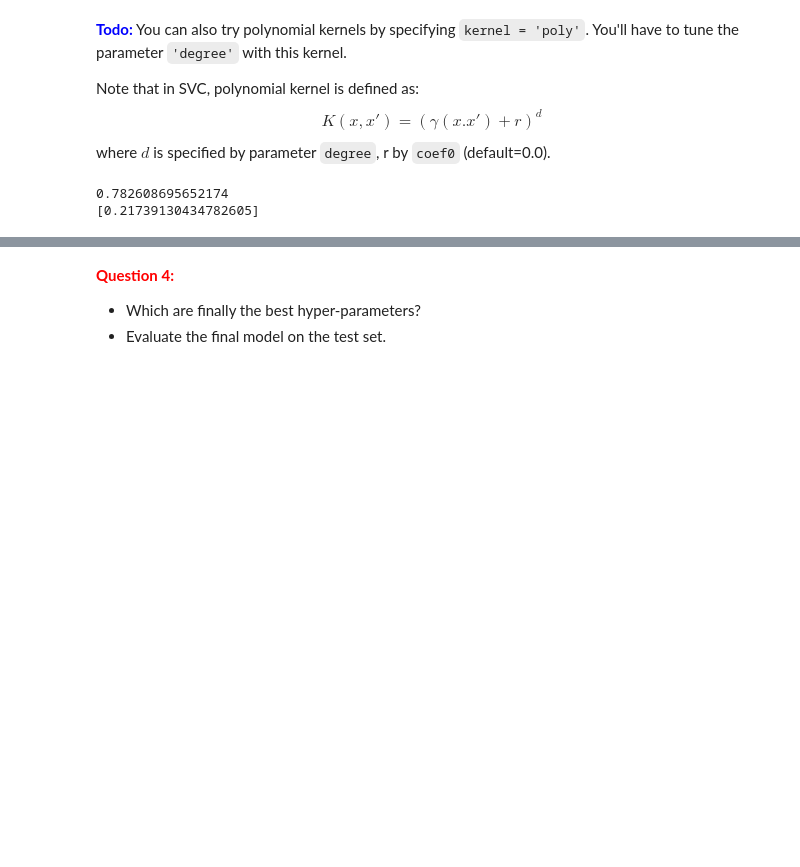
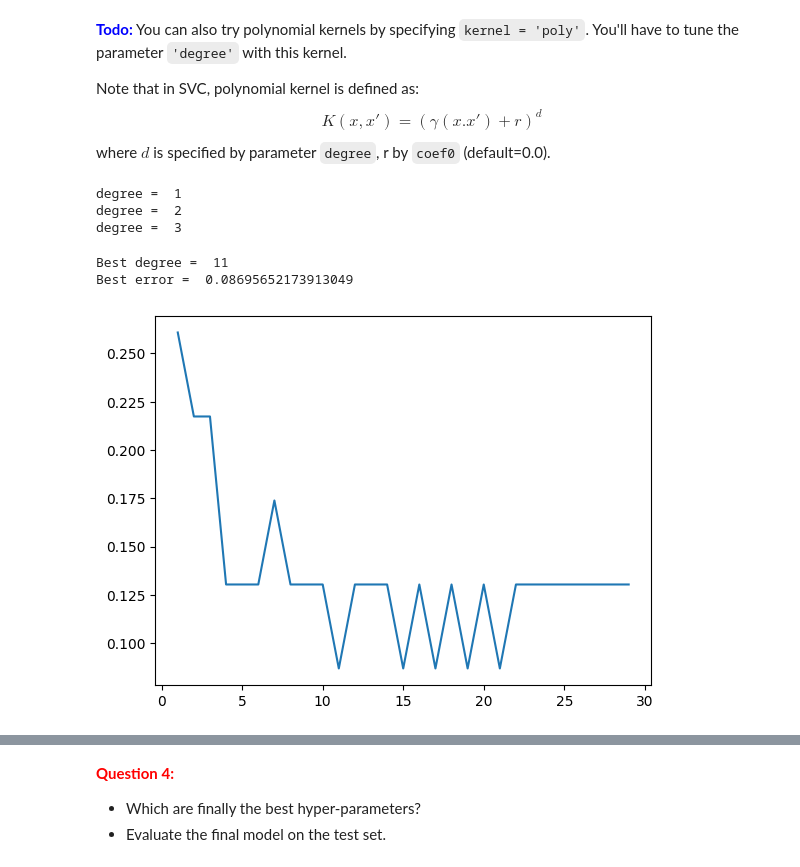
Before and after one commit to CodyAdam/TP-AA-SVM, a Jupyter notebook: TP2_SVM_student.ipynb, the cells around one changed output, grey strips where cells are left out. Cells and saved outputs as stored; diff of their text form; code cells hidden in the pictures; blank space fills up the shorter version.

```diff
--- a/TP2_SVM_student.ipynb
+++ b/TP2_SVM_student.ipynb
@@ -829,17 +829,35 @@ Note that in SVC, polynomial kernel is defined as: $$ K(x,x')=(\gamma (x.x') + r
 # Polynomial kernel with SVM, degre = 2 :
 
 # TODO - search for best C and gamma values using validation set
-deg = [1,2,4,6,8, 10, 20, 100]
+deg = range(1,30)
 errorsPoly = []
+best_error = 1
+best_degree = 0
+best_model = None
 for d in deg :
-        model_svm_poly = svm.SVC(kernel = 'poly', degree=d)
+        print("degree = ", d)
+        model_svm_poly = svm.SVC(C=1, gamma= 10,kernel = 'poly', degree=d)
         model_svm_poly.fit(X_data.iloc[:,0:2], X_data.y)
 
         # TODO - generalization error estimation
         score = model_svm_poly.score(X_validation.iloc[:,0:2], X_validation.y)
         errorsPoly.append(1 - score)
-
-print(errorsPoly)
+        if 1 - score < best_error or best_model == None :
+                best_error = 1 - score
+                best_degree = d
+                best_model = model_svm_poly
 # %% [output]
-0.782608695652174
-[0.21739130434782605]
+degree =  1
+degree =  2
+degree =  3
+# %%
+print("Best degree = ", best_degree)
+print("Best error = ", best_error)
+# %% [output]
+Best degree =  11
+Best error =  0.08695652173913049
+# %%
+plt.plot(deg, errorsPoly)
+plt.show()
+# %% [output]
+[figure, added]
```
Also changed, not shown: parts of 3 cells of this notebook.
